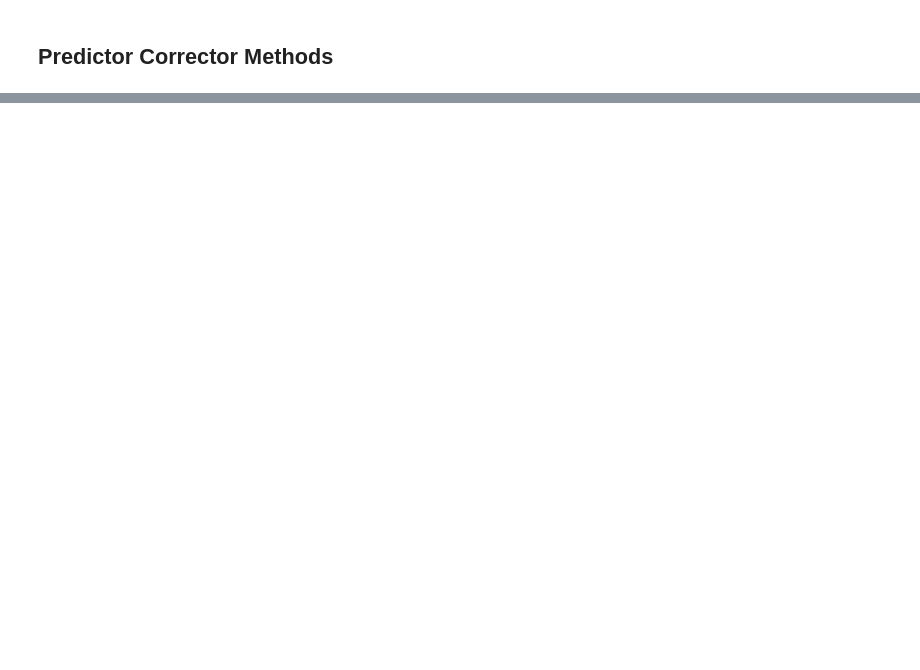
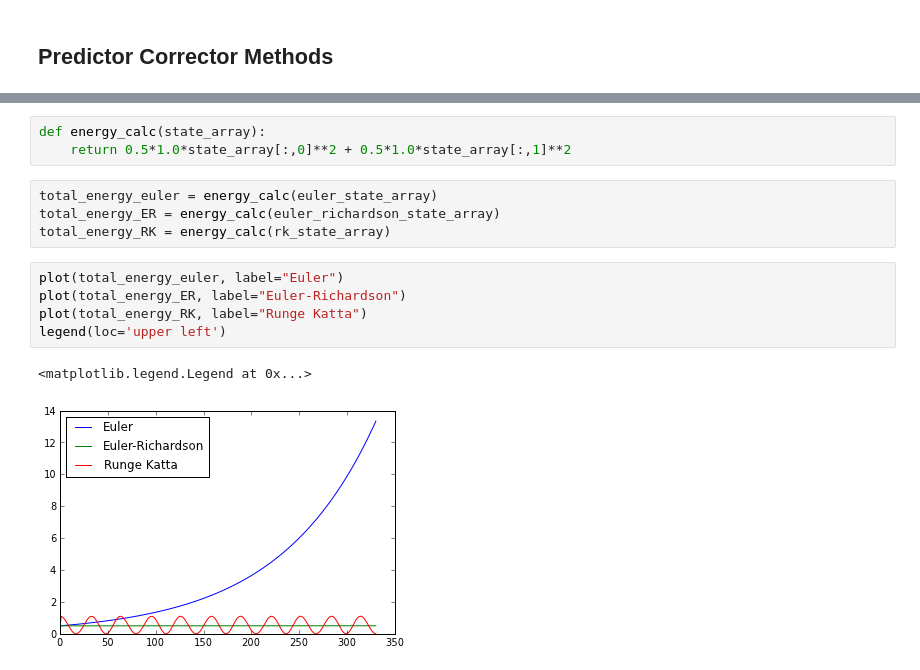
Before and after one commit to johnymontana/CSCI_577, a Jupyter notebook: Improved ODE Integration.ipynb, the cells around one changed output, grey strips where cells are left out. Cells and saved outputs as stored; diff of their text form; blank space fills up the shorter version.

```diff
--- a/Improved ODE Integration.ipynb
+++ b/Improved ODE Integration.ipynb
@@ -186,0 +194,15 @@ legend(loc='lower left')
+# %%
+def energy_calc(state_array):
+    return 0.5*1.0*state_array[:,0]**2 + 0.5*1.0*state_array[:,1]**2
+# %%
+total_energy_euler = energy_calc(euler_state_array)
+total_energy_ER = energy_calc(euler_richardson_state_array)
+total_energy_RK = energy_calc(rk_state_array)
+# %%
+plot(total_energy_euler, label="Euler")
+plot(total_energy_ER, label="Euler-Richardson")
+plot(total_energy_RK, label="Runge Katta")
+legend(loc='upper left')
+# %% [output]
+<matplotlib.legend.Legend at 0x...>
+[figure, added]
```
Also changed, not shown: parts of 3 cells of this notebook.
